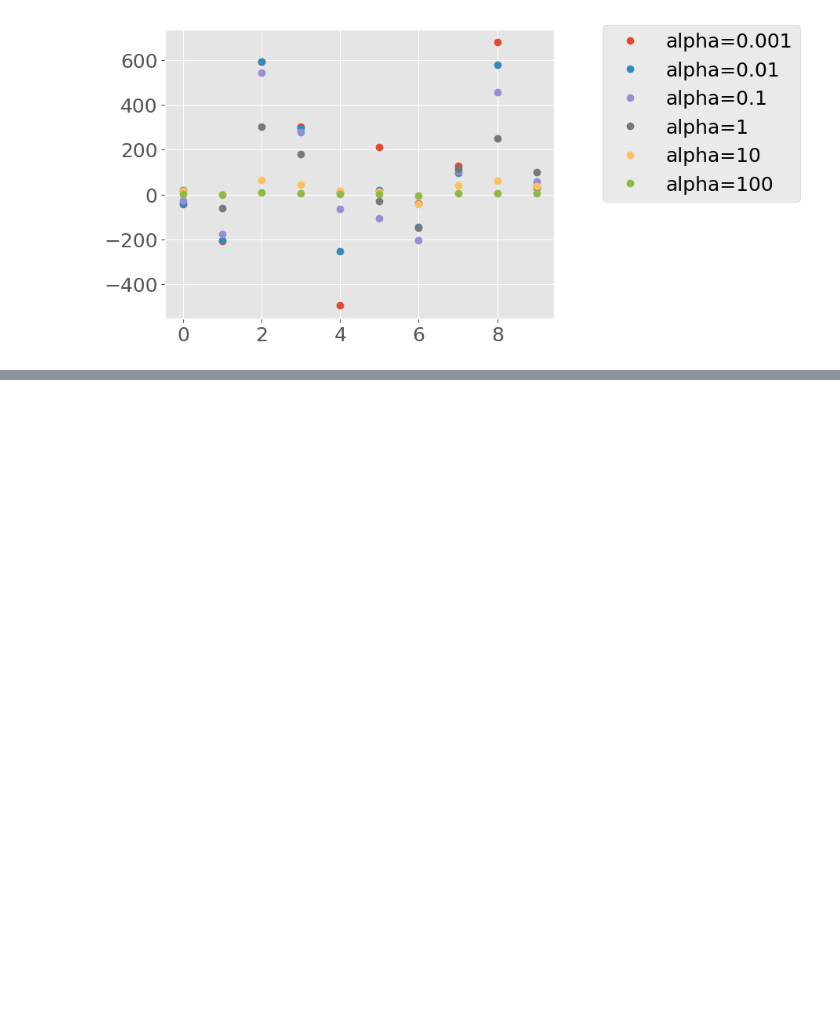
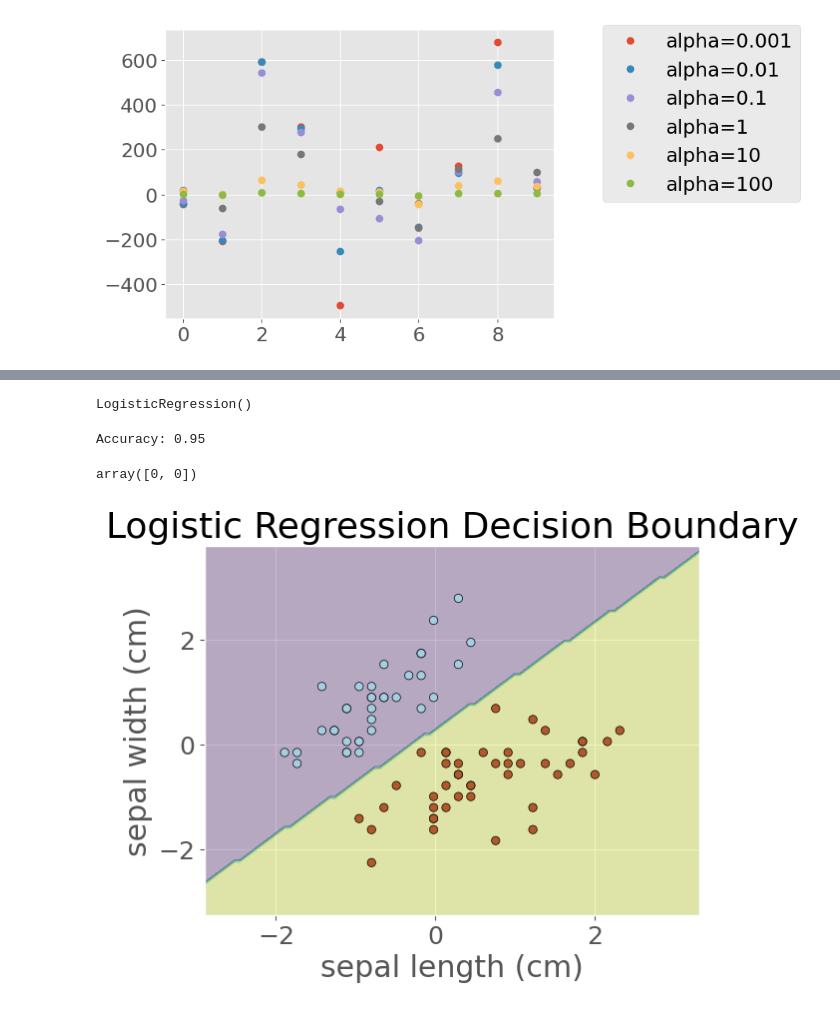
Before and after one commit to arghyadutta/AIComplexSystems, a Jupyter notebook: 04-notebook.ipynb, the cells around one changed output, grey strips where cells are left out. Cells and saved outputs as stored; diff of their text form; code cells hidden in the pictures; blank space fills up the shorter version.

```diff
--- a/04-notebook.ipynb
+++ b/04-notebook.ipynb
@@ -389,0 +452,54 @@ pass;
+# %%
+from sklearn.linear_model import LogisticRegression
+from sklearn.metrics import accuracy_score
+
+# https://scikit-learn.org/stable/modules/linear_model.html#logistic-regression
+# read about scikit learn's documentation. for example, it applies a regularization by default while it's not strictly necessary, but helps in numerical stability.
+
+iris = datasets.load_iris()
+
+# using only two classes for visualization (Setosa & Versicolor)
+# think about how will you modify the code and visualize it: 1) for more than two classes and 2) more than 2 properties
+# first 100 samples (0 = Setosa, 1 = Versicolor)
+X = iris.data[:100, :2]
+y = iris.target[:100]
+
+
+X_train, X_test, y_train, y_test = train_test_split(X, y, test_size=0.2, random_state=9)
+
+scaler = StandardScaler()
+X_train = scaler.fit_transform(X_train)
+X_test = scaler.transform(X_test)
+
+
+model = LogisticRegression()
+model.fit(X_train, y_train)
+
+y_pred = model.predict(X_test)
+
+print(f"Accuracy: {accuracy_score(y_test, y_pred):.2f}")
+
+model.predict([[1,2],[1,3]])
+
+# warning: part of the code is generated by chatgpt! :)
+def plot_decision_boundary(X, y, model):
+    x_min, x_max = X[:, 0].min() - 1, X[:, 0].max() + 1
+    y_min, y_max = X[:, 1].min() - 1, X[:, 1].max() + 1
+    xx, yy = np.meshgrid(np.linspace(x_min, x_max, 100), np.linspace(y_min, y_max, 100))
+
+    Z = model.predict(np.c_[xx.ravel(), yy.ravel()])
+    Z = Z.reshape(xx.shape)
+
+    plt.contourf(xx, yy, Z, alpha=0.3)
+    plt.scatter(X[:, 0], X[:, 1], c=y, edgecolors='k', cmap=plt.cm.Paired)
+    plt.xlabel(iris.feature_names[0])
+    plt.ylabel(iris.feature_names[1])
+    plt.title("Logistic Regression Decision Boundary")
+    plt.show()
+
+plot_decision_boundary(X_train, y_train, model)
+# %% [output]
+LogisticRegression()
+Accuracy: 0.95
+array([0, 0])
+[figure, added]
```
Also changed, not shown: parts of 7 cells of this notebook, 1 other file.
